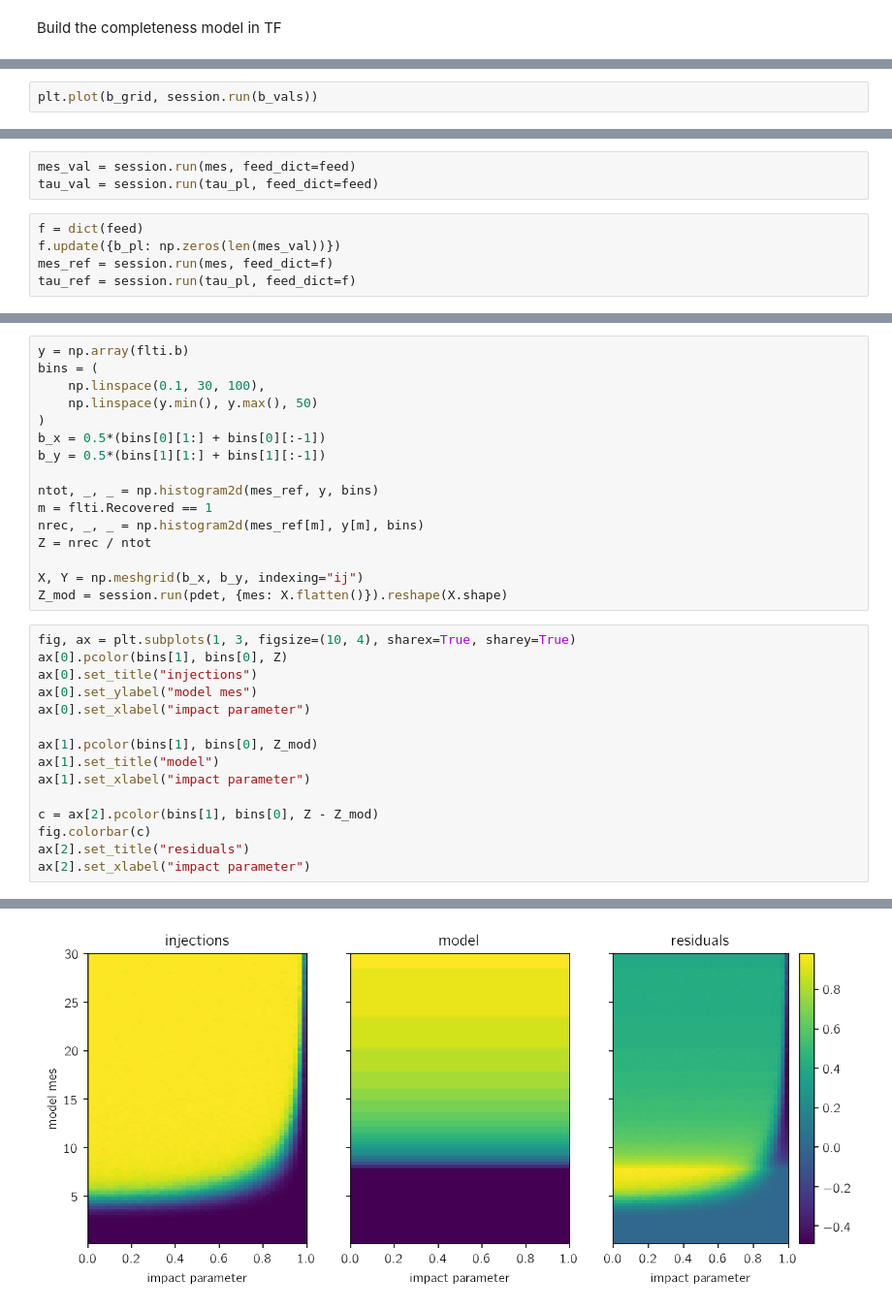
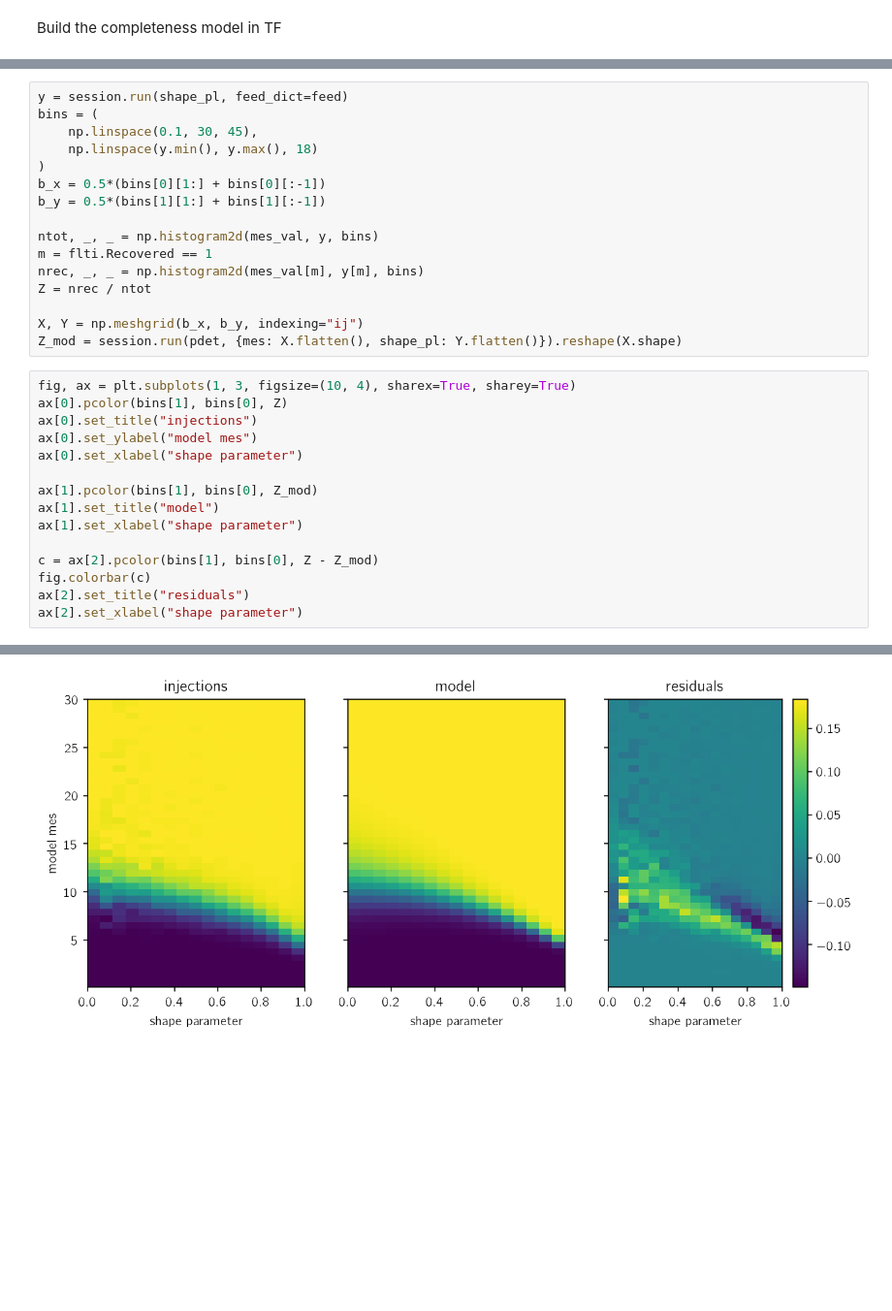
Before and after one commit to dfm/dr25, a Jupyter notebook: tf-completeness.ipynb, the cells around one changed output, grey strips where cells are left out. Shown at 97% size. Cells and saved outputs as stored; diff of their text form; blank space fills up the shorter version.

```diff
--- a/tf-completeness.ipynb
+++ b/tf-completeness.ipynb
@@ -257,2 +265,0 @@ plt.plot(b_grid, v)
-# %%
-plt.plot(b_grid, session.run(b_vals))
@@ -262,8 +265,0 @@ plt.plot(b_grid, session.run(b_vals))
-# %%
-mes_val = session.run(mes, feed_dict=feed)
-tau_val = session.run(tau_pl, feed_dict=feed)
-# %%
-f = dict(feed)
-f.update({b_pl: np.zeros(len(mes_val))})
-mes_ref = session.run(mes, feed_dict=f)
-tau_ref = session.run(tau_pl, feed_dict=f)
@@ -276,32 +272,32 @@ plt.scatter(tau_val[m], mes_val[m] / mes_ref[m], s=3, c=flti.b[m], alpha=0.3)
 # %%
-y = np.array(flti.b)
+y = session.run(shape_pl, feed_dict=feed)
 bins = (
-    np.linspace(0.1, 30, 100),
-    np.linspace(y.min(), y.max(), 50)
+    np.linspace(0.1, 30, 45),
+    np.linspace(y.min(), y.max(), 18)
 )
 b_x = 0.5*(bins[0][1:] + bins[0][:-1])
 b_y = 0.5*(bins[1][1:] + bins[1][:-1])
 
-ntot, _, _ = np.histogram2d(mes_ref, y, bins)
+ntot, _, _ = np.histogram2d(mes_val, y, bins)
 m = flti.Recovered == 1
-nrec, _, _ = np.histogram2d(mes_ref[m], y[m], bins)
+nrec, _, _ = np.histogram2d(mes_val[m], y[m], bins)
 Z = nrec / ntot
 
 X, Y = np.meshgrid(b_x, b_y, indexing="ij")
-Z_mod = session.run(pdet, {mes: X.flatten()}).reshape(X.shape)
+Z_mod = session.run(pdet, {mes: X.flatten(), shape_pl: Y.flatten()}).reshape(X.shape)
 # %%
 fig, ax = plt.subplots(1, 3, figsize=(10, 4), sharex=True, sharey=True)
 ax[0].pcolor(bins[1], bins[0], Z)
 ax[0].set_title("injections")
 ax[0].set_ylabel("model mes")
-ax[0].set_xlabel("impact parameter")
+ax[0].set_xlabel("shape parameter")
 
 ax[1].pcolor(bins[1], bins[0], Z_mod)
 ax[1].set_title("model")
-ax[1].set_xlabel("impact parameter")
+ax[1].set_xlabel("shape parameter")
 
 c = ax[2].pcolor(bins[1], bins[0], Z - Z_mod)
 fig.colorbar(c)
 ax[2].set_title("residuals")
-ax[2].set_xlabel("impact parameter")
+ax[2].set_xlabel("shape parameter")
 # %% [output]
@@ -309,4 +305,4 @@ Text(0.5,0,'impact parameter')
-[figure, old version]
+[figure, new version]
 # %%
 opt.minimize(session, feed_dict=feed)
 print(session.run(chi2, feed_dict=feed))
```
Also changed, not shown: parts of 15 cells of this notebook, 3 other files.
